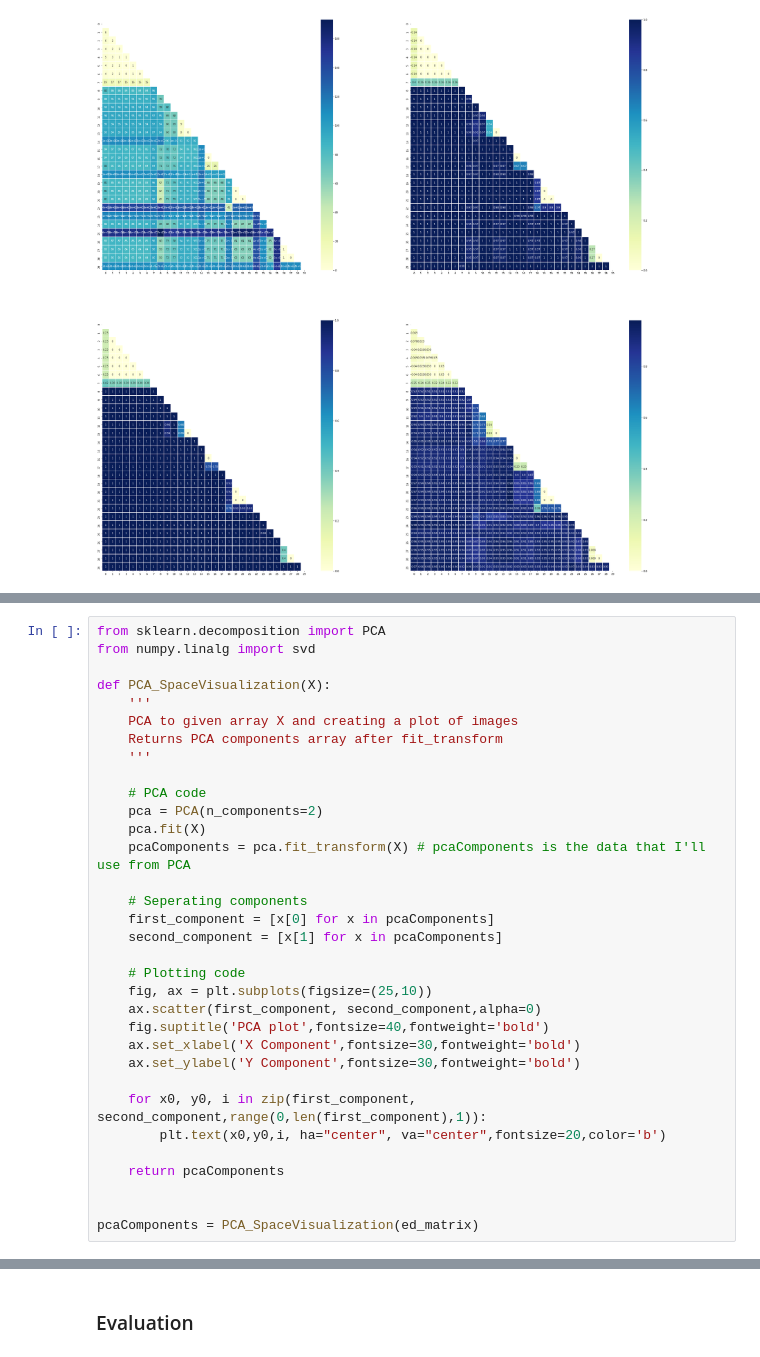
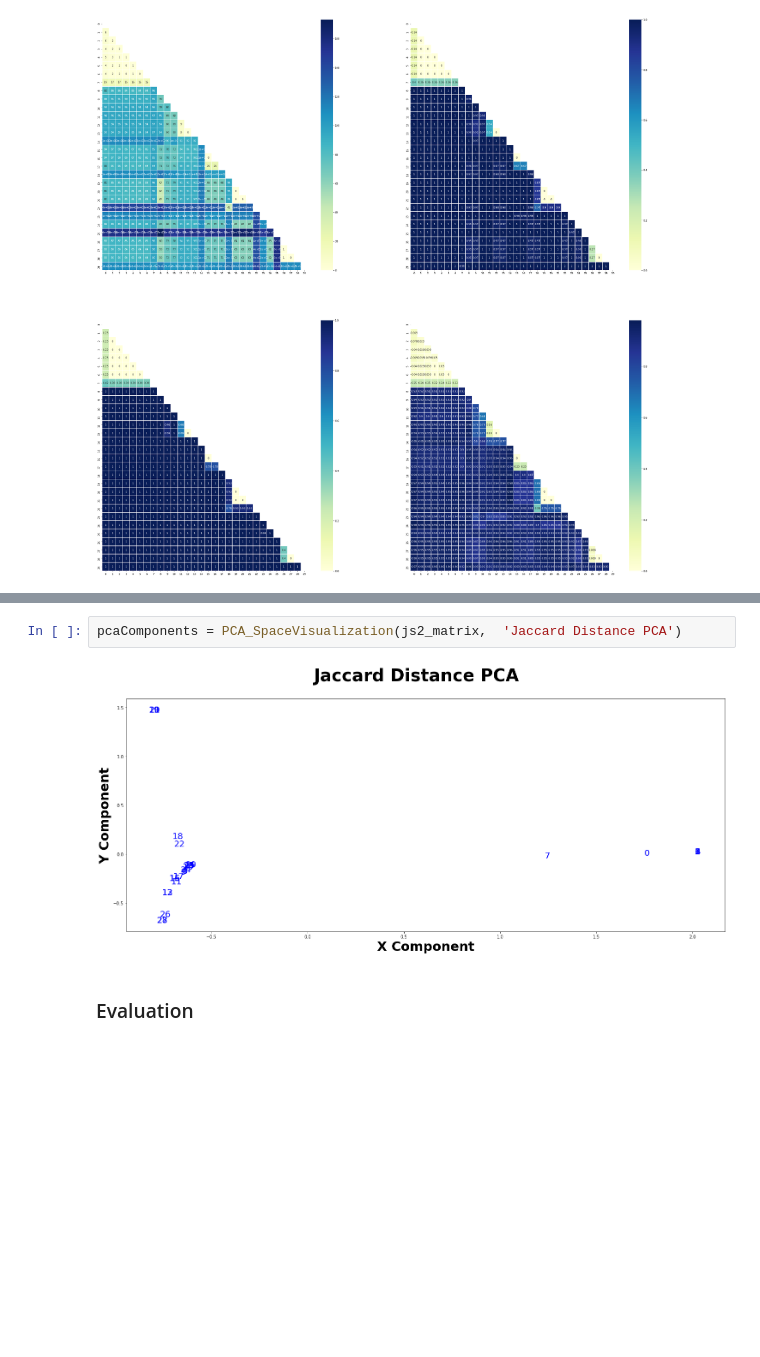
Before and after one commit to Nikoletos-K/WinnER, a Jupyter notebook: ToyDatasetJupyter.ipynb, the cells around one changed output, grey strips where cells are left out. Saved outputs shown, nothing was run; the diff lists cells and outputs as text; blank space fills up the shorter version.

```diff
--- a/ToyDatasetJupyter.ipynb
+++ b/ToyDatasetJupyter.ipynb
@@ -927,33 +952,0 @@ print(ed_matrix[29])
-# %%
-from sklearn.decomposition import PCA
-from numpy.linalg import svd
-
-def PCA_SpaceVisualization(X):
-    '''
-    PCA to given array X and creating a plot of images
-    Returns PCA components array after fit_transform
-    '''
-
-    # PCA code
-    pca = PCA(n_components=2)
-    pca.fit(X)
-    pcaComponents = pca.fit_transform(X) # pcaComponents is the data that I'll use from PCA
-
-    # Seperating components
-    first_component = [x[0] for x in pcaComponents]
-    second_component = [x[1] for x in pcaComponents]
-
-    # Plotting code
-    fig, ax = plt.subplots(figsize=(25,10))
-    ax.scatter(first_component, second_component,alpha=0)
-    fig.suptitle('PCA plot',fontsize=40,fontweight='bold')
-    ax.set_xlabel('X Component',fontsize=30,fontweight='bold')
-    ax.set_ylabel('Y Component',fontsize=30,fontweight='bold')
-
-    for x0, y0, i in zip(first_component, second_component,range(0,len(first_component),1)):
-        plt.text(x0,y0,i, ha="center", va="center",fontsize=20,color='b')
-
-    return pcaComponents
-
-
-pcaComponents = PCA_SpaceVisualization(ed_matrix)
@@ -962,3 +968,7 @@ pcaComponents = PCA_SpaceVisualization(ed_matrix)
+# %%
+pcaComponents = PCA_SpaceVisualization(js2_matrix,  'Jaccard Distance PCA')
+# %% [output]
+[figure, added]
 # %% [markdown]
 ### Evaluation
 # %%
```
Also changed, not shown: parts of 17 cells of this notebook.
